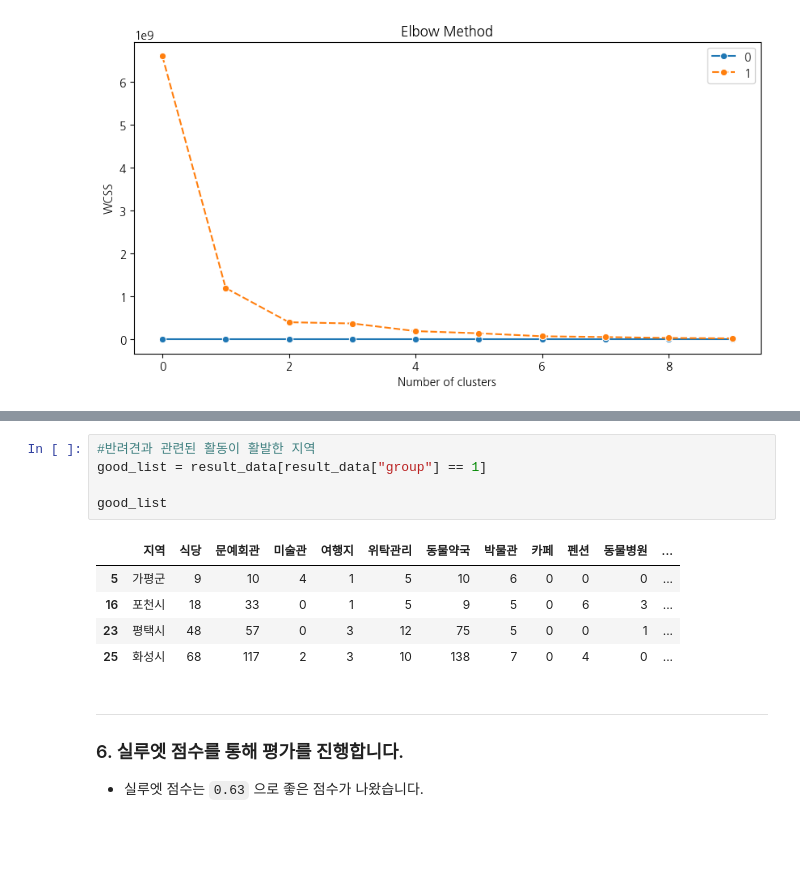
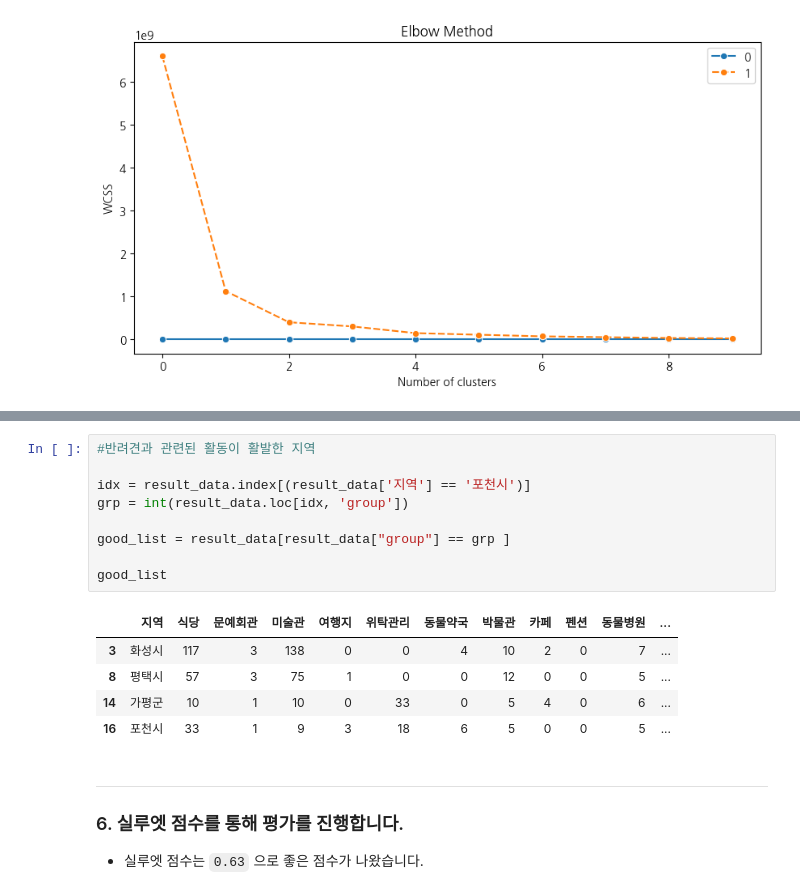
Before and after one commit to bkk21/K-means-Clustering, a Jupyter notebook: midterm.ipynb, the cells around one changed output, grey strips where cells are left out. Cells and saved outputs as stored; diff of their text form; blank space fills up the shorter version.

```diff
--- a/midterm.ipynb
+++ b/midterm.ipynb
@@ -352,14 +353,18 @@ plt.show()
 # %%
 #반려견과 관련된 활동이 활발한 지역
-good_list = result_data[result_data["group"] == 1]
+
+idx = result_data.index[(result_data['지역'] == '포천시')]
+grp = int(result_data.loc[idx, 'group'])
+
+good_list = result_data[result_data["group"] == grp ]
 
 good_list
 # %% [output]
 |  | 지역 | 식당 | 문예회관 | 미술관 | 여행지 | 위탁관리 | 동물약국 | 박물관 | 카페 | 펜션 | 동물병원 | ... |
-| 5 | 가평군 | 9 | 10 | 4 | 1 | 5 | 10 | 6 | 0 | 0 | 0 | ... |
-| 16 | 포천시 | 18 | 33 | 0 | 1 | 5 | 9 | 5 | 0 | 6 | 3 | ... |
-| 23 | 평택시 | 48 | 57 | 0 | 3 | 12 | 75 | 5 | 0 | 0 | 1 | ... |
-| 25 | 화성시 | 68 | 117 | 2 | 3 | 10 | 138 | 7 | 0 | 4 | 0 | ... |
+| 3 | 화성시 | 117 | 3 | 138 | 0 | 0 | 4 | 10 | 2 | 0 | 7 | ... |
+| 8 | 평택시 | 57 | 3 | 75 | 1 | 0 | 0 | 12 | 0 | 0 | 5 | ... |
+| 14 | 가평군 | 10 | 1 | 10 | 0 | 33 | 0 | 5 | 4 | 0 | 6 | ... |
+| 16 | 포천시 | 33 | 1 | 9 | 3 | 18 | 6 | 5 | 0 | 0 | 5 | ... |
 # %% [markdown]
 ---
 
```
Also changed, not shown: parts of 11 cells of this notebook.
